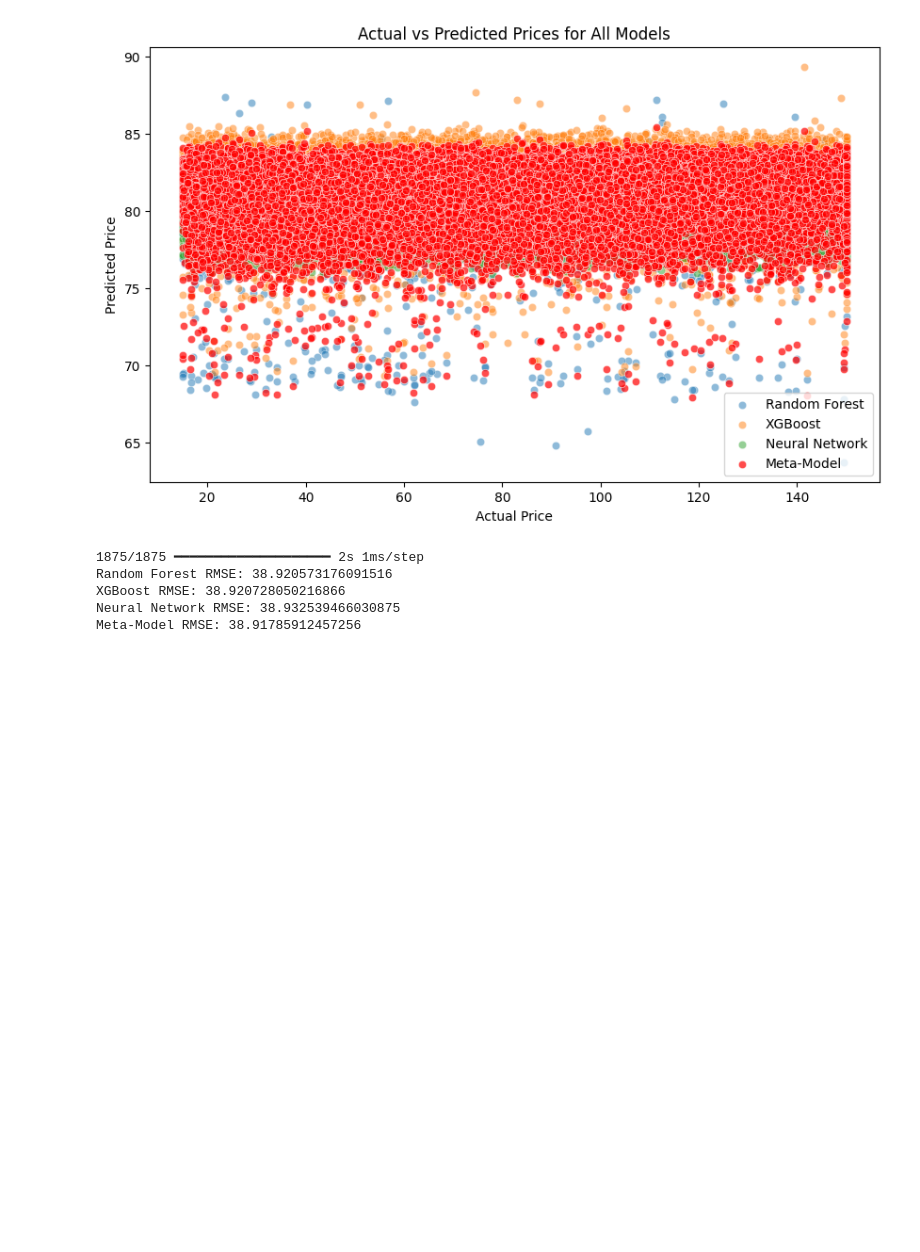
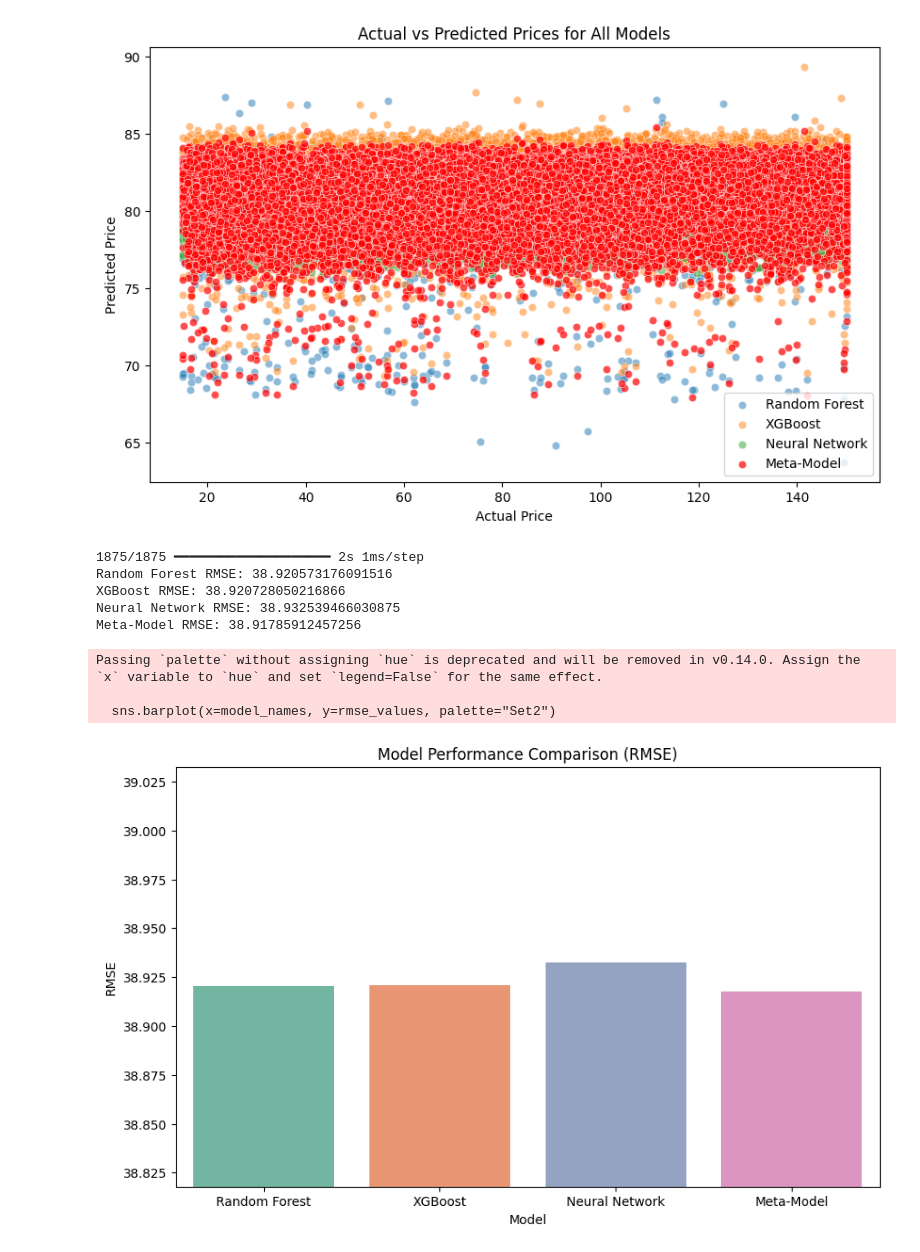
Before and after one commit to jithmiw/backpack-price-prediction, a Jupyter notebook: backpack_price_prediction.ipynb, the cells around one changed output. Cells and saved outputs as stored; diff of their text form; code cells hidden in the pictures; blank space fills up the shorter version.

```diff
--- a/backpack_price_prediction.ipynb
+++ b/backpack_price_prediction.ipynb
@@ -308,3 +308,22 @@ Random Forest RMSE: 38.920573176091516
 XGBoost RMSE: 38.920728050216866
 Neural Network RMSE: 38.932539466030875
 Meta-Model RMSE: 38.91785912457256
+# %%
+# Model Performance Comparison (RMSE)
+
+model_names = ["Random Forest", "XGBoost", "Neural Network", "Meta-Model"]
+rmse_values = [rf_rmse, xgb_rmse, nn_rmse, meta_rmse]
+
+plt.figure(figsize=(10,6))
+sns.barplot(x=model_names, y=rmse_values, palette="Set2")
+
+plt.title("Model Performance Comparison (RMSE)")
+plt.ylabel("RMSE")
+plt.xlabel("Model")
+plt.ylim(min(rmse_values) - 0.1, max(rmse_values) + 0.1)
+plt.show()
+# %% [output]
+Passing `palette` without assigning `hue` is deprecated and will be removed in v0.14.0. Assign the `x` variable to `hue` and set `legend=False` for the same effect.
+
+  sns.barplot(x=model_names, y=rmse_values, palette="Set2")
+[figure, added]
```
Also changed, not shown: parts of 1 cell of this notebook, 1 other file.
